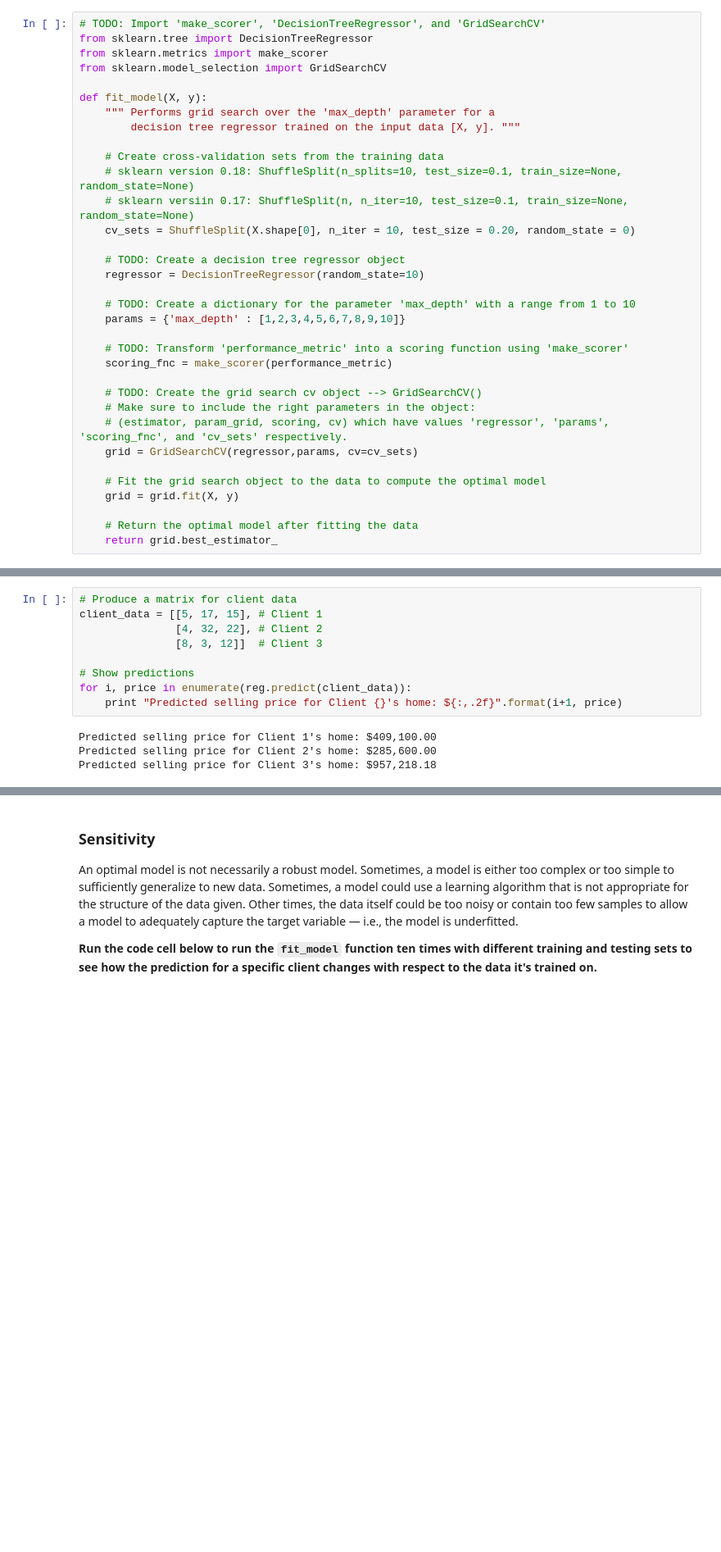
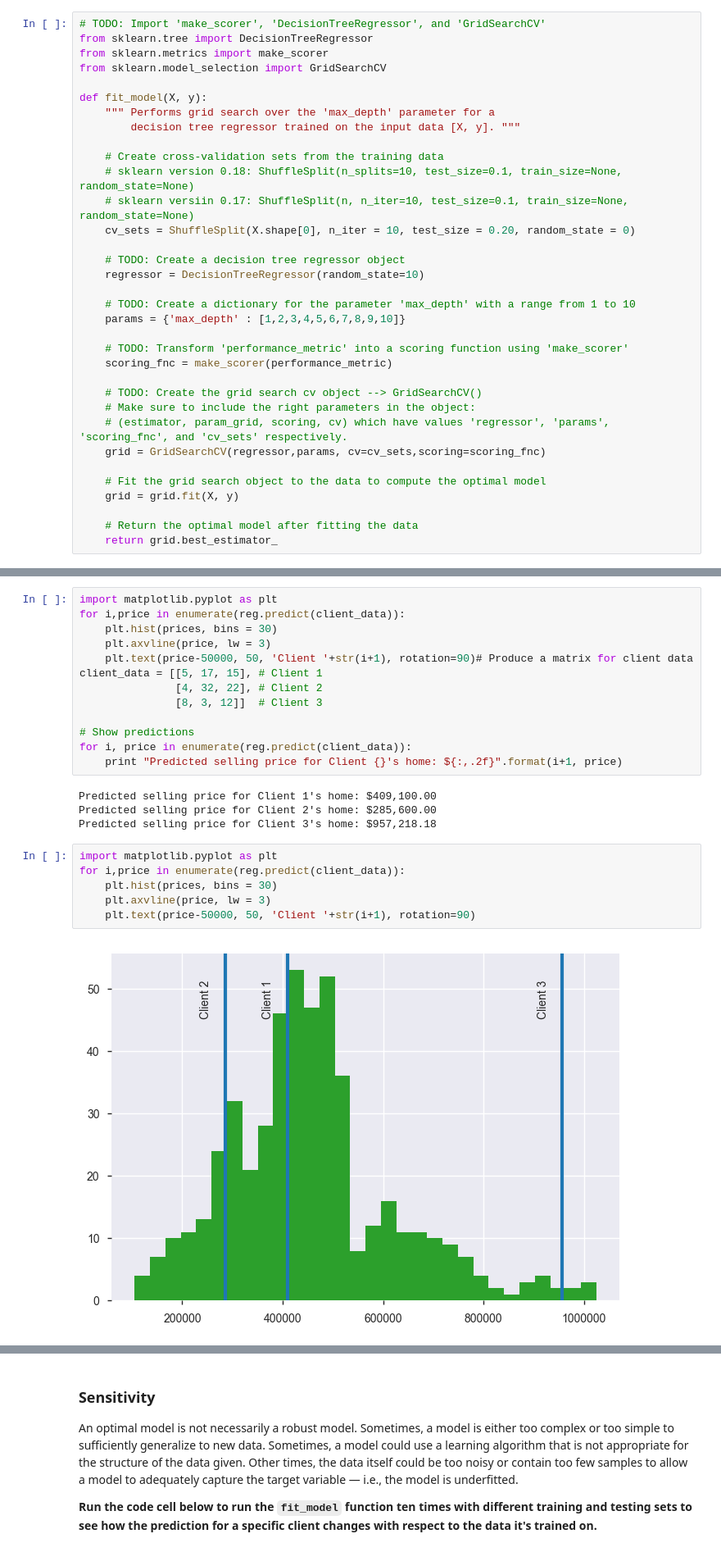
Before and after one commit to NitinMahajan1/UDACITY-Submissions, a Jupyter notebook: UDACITY- Submissions -ML/Boston house/boston_housing.ipynb, the cells around one changed output, grey strips where cells are left out. Shown at 82% size. Cells and saved outputs as stored; diff of their text form; blank space fills up the shorter version.

```diff
--- a/UDACITY- Submissions -ML/Boston house/boston_housing.ipynb
+++ b/UDACITY- Submissions -ML/Boston house/boston_housing.ipynb
@@ -343,7 +343,7 @@ def fit_model(X, y):
     # TODO: Create the grid search cv object --> GridSearchCV()
     # Make sure to include the right parameters in the object:
     # (estimator, param_grid, scoring, cv) which have values 'regressor', 'params', 'scoring_fnc', and 'cv_sets' respectively.
-    grid = GridSearchCV(regressor,params, cv=cv_sets)
+    grid = GridSearchCV(regressor,params, cv=cv_sets,scoring=scoring_fnc)
 
     # Fit the grid search object to the data to compute the optimal model
     grid = grid.fit(X, y)
@@ -389,7 +389,11 @@ Imagine that you were a real estate agent in the Boston area looking to use this
 
 Run the code block below to have your optimized model make predictions for each client's home.
 # %%
-# Produce a matrix for client data
+import matplotlib.pyplot as plt
+for i,price in enumerate(reg.predict(client_data)):
+    plt.hist(prices, bins = 30)
+    plt.axvline(price, lw = 3)
+    plt.text(price-50000, 50, 'Client '+str(i+1), rotation=90)# Produce a matrix for client data
 client_data = [[5, 17, 15], # Client 1
                [4, 32, 22], # Client 2
                [8, 3, 12]]  # Client 3
@@ -401,6 +405,14 @@ for i, price in enumerate(reg.predict(client_data)):
 Predicted selling price for Client 1's home: $409,100.00
 Predicted selling price for Client 2's home: $285,600.00
 Predicted selling price for Client 3's home: $957,218.18
+# %%
+import matplotlib.pyplot as plt
+for i,price in enumerate(reg.predict(client_data)):
+    plt.hist(prices, bins = 30)
+    plt.axvline(price, lw = 3)
+    plt.text(price-50000, 50, 'Client '+str(i+1), rotation=90)
+# %% [output]
+[figure, added]
 # %% [markdown]
 **Answer: **
 Predicted selling price for Client 1's home: $409,100.00
```
Also changed, not shown: parts of 5 cells of this notebook, 1 other file.
